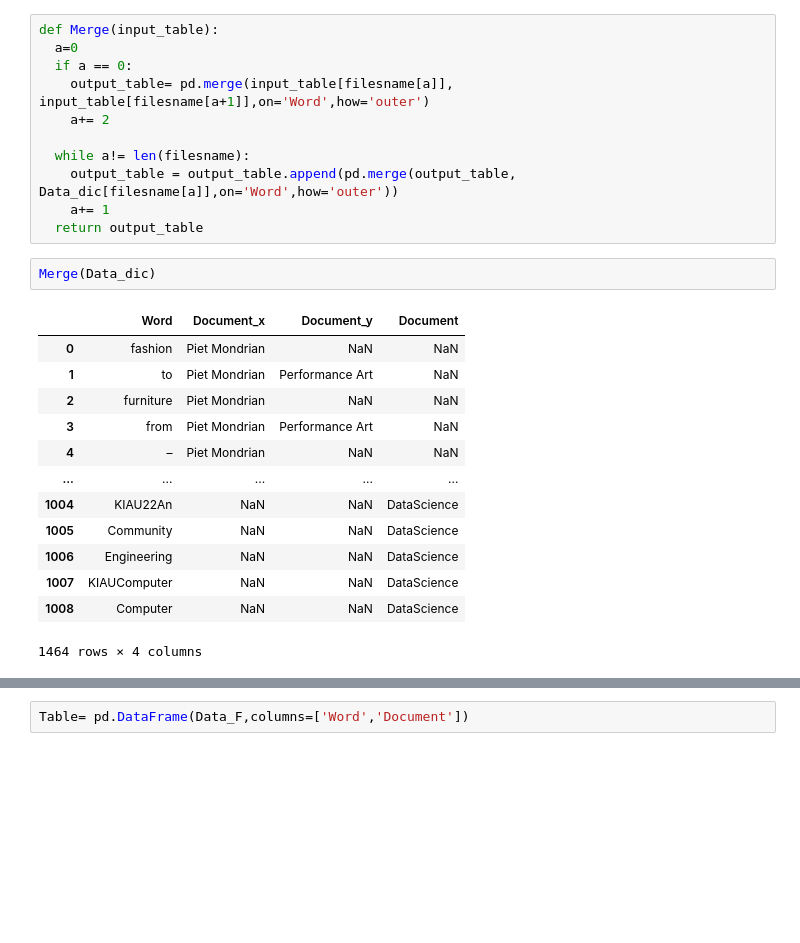
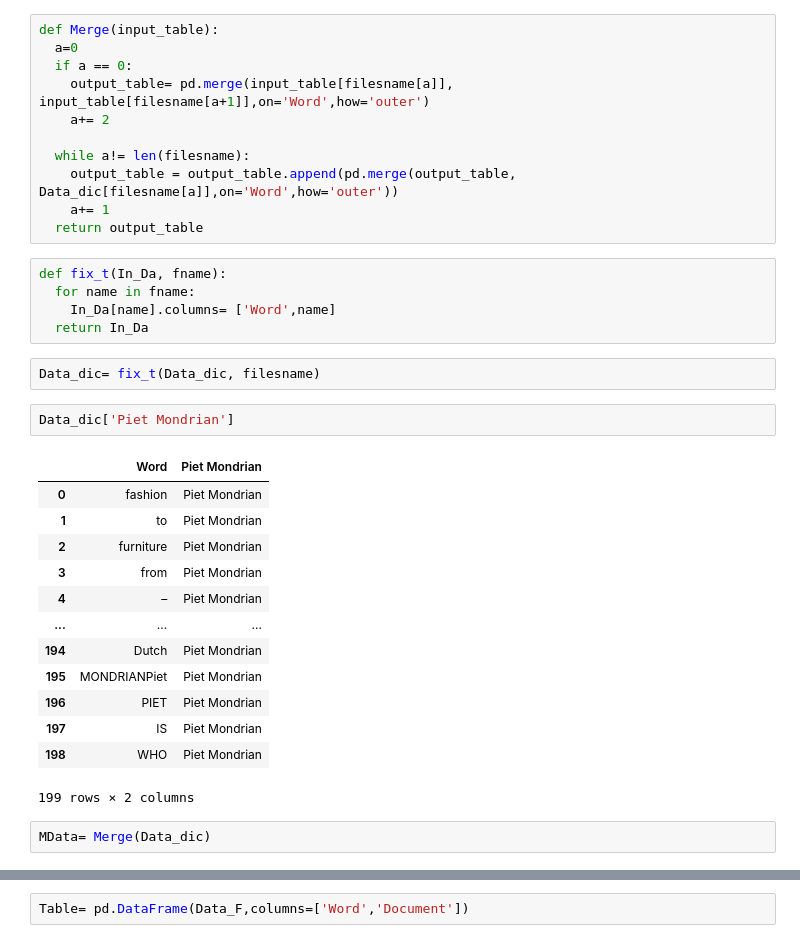
Before and after one commit to arash-mehrzadi/information-retrieval-engine, a Jupyter notebook: I_R_E.ipynb, the cells around one changed output, grey strips where cells are left out. Drawn from its saved outputs; the diff is of its cells as text; blank space fills up the shorter version.

```diff
--- a/I_R_E.ipynb
+++ b/I_R_E.ipynb
@@ -148,19 +137,28 @@ def Merge(input_table):
     output_table = output_table.append(pd.merge(output_table, Data_dic[filesname[a]],on='Word',how='outer'))
     a+= 1
   return output_table
-# %%
-Merge(Data_dic)
-# %% [output]
-|  | Word | Document_x | Document_y | Document |
-| 0 | fashion | Piet Mondrian | NaN | NaN |
-| 1 | to | Piet Mondrian | Performance Art | NaN |
-| 2 | furniture | Piet Mondrian | NaN | NaN |
-| 3 | from | Piet Mondrian | Performance Art | NaN |
-| 4 | – | Piet Mondrian | NaN | NaN |
-| ... | ... | ... | ... | ... |
-| 1004 | KIAU22An | NaN | NaN | DataScience |
-| 1005 | Community | NaN | NaN | DataScience |
-| 1006 | Engineering | NaN | NaN | DataScience |
-| 1007 | KIAUComputer | NaN | NaN | DataScience |
-| 1008 | Computer | NaN | NaN | DataScience |
-1464 rows × 4 columns
+# %%
+def fix_t(In_Da, fname):
+  for name in fname:
+    In_Da[name].columns= ['Word',name]
+  return In_Da
+# %%
+Data_dic= fix_t(Data_dic, filesname)
+# %%
+Data_dic['Piet Mondrian']
+# %% [output]
+|  | Word | Piet Mondrian |
+| 0 | fashion | Piet Mondrian |
+| 1 | to | Piet Mondrian |
+| 2 | furniture | Piet Mondrian |
+| 3 | from | Piet Mondrian |
+| 4 | – | Piet Mondrian |
+| ... | ... | ... |
+| 194 | Dutch | Piet Mondrian |
+| 195 | MONDRIANPiet | Piet Mondrian |
+| 196 | PIET | Piet Mondrian |
+| 197 | IS | Piet Mondrian |
+| 198 | WHO | Piet Mondrian |
+199 rows × 2 columns
+# %%
+MData= Merge(Data_dic)
```
Also changed, not shown: parts of 20 cells of this notebook.
